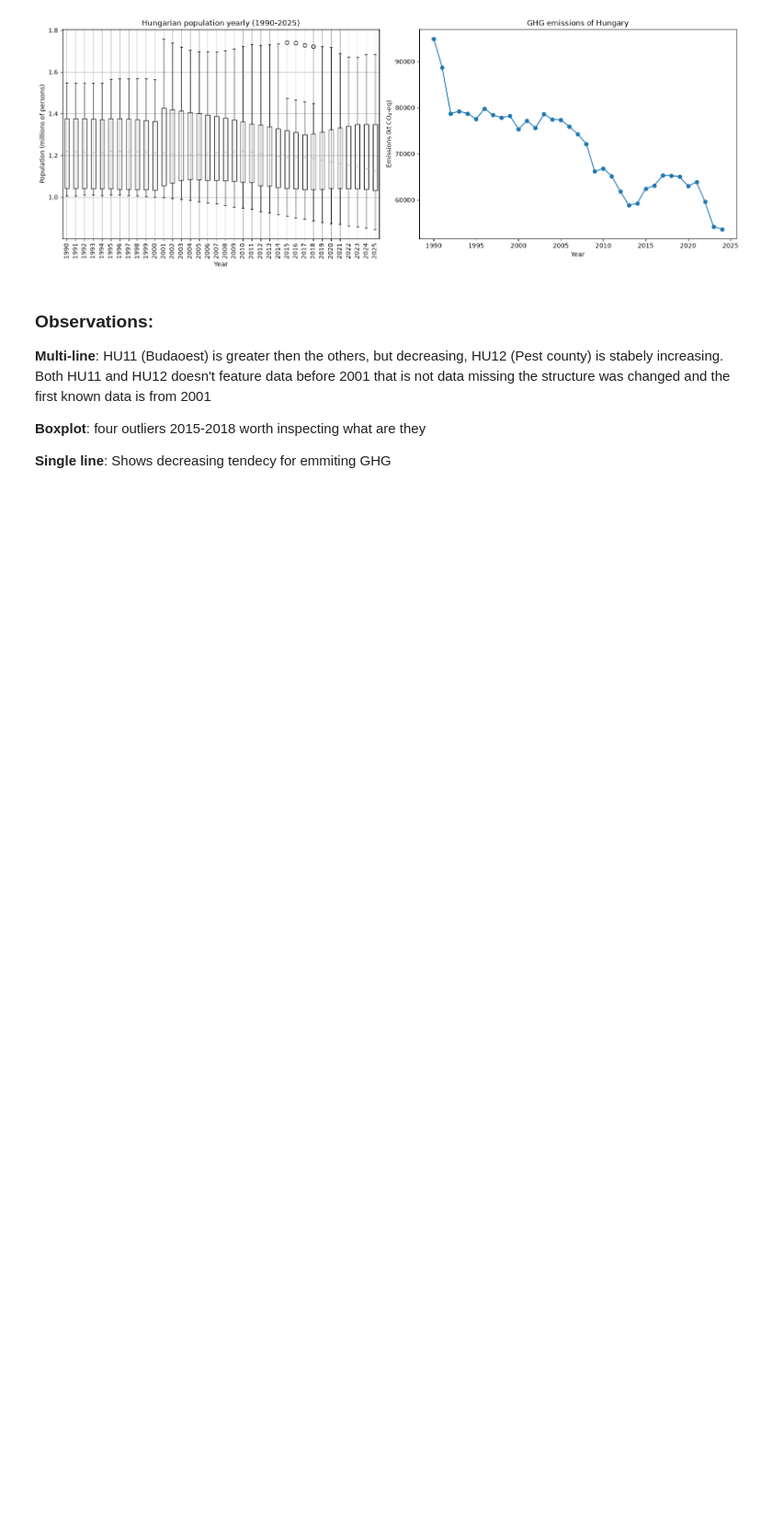
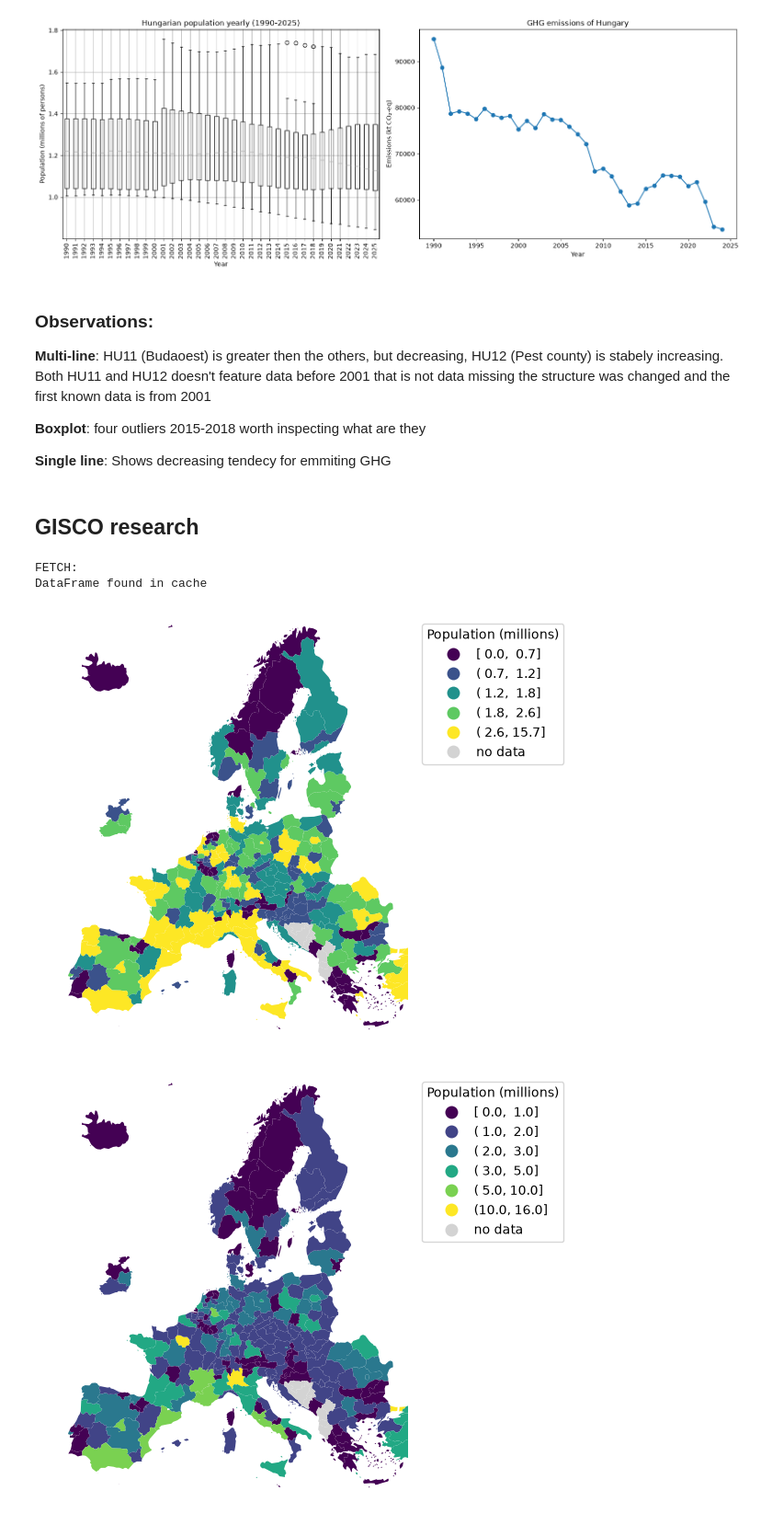
Before and after one commit to RichardPalotai/eurostat-dq, a Jupyter notebook: notebooks/01_eda.ipynb, the cells around one changed output. Shown at 92% size. Cells and saved outputs as stored; diff of their text form; code cells hidden in the pictures; blank space fills up the shorter version.

Commit message:
More research and package downloaded for charts

```diff
--- a/notebooks/01_eda.ipynb
+++ b/notebooks/01_eda.ipynb
@@ -422,3 +422,73 @@ plt.show()
 **Boxplot**: four outliers 2015-2018 worth inspecting what are they
 
 **Single line**: Shows decreasing tendecy for emmiting GHG
+# %% [markdown]
+## GISCO research
+# %%
+from eurostat_dq.ingest import fetch_dataset, fetch_dataset_json
+from eurostat_dq.clean import to_tidy, apply_slice
+from eurostat_dq.schema import Record, validate_rows
+from eurostat_dq.expectations import run_expectations
+from eurostat_dq.anomaly import zscore_flags, isolation_forest
+from eurostat_dq.config import DATASETS
+
+import geopandas as gpd
+import matplotlib.pyplot as plt
+
+url = "https://gisco-services.ec.europa.eu/distribution/v2/nuts/geojson/NUTS_RG_20M_2024_3035_LEVL_2.geojson"
+nuts = gpd.read_file(url)
+
+
+print("FETCH:")
+code, cfg = "demo_r_d2jan", DATASETS["demo_r_d2jan"]
+raw   = fetch_dataset(code, use_cache=True)
+tidy  = to_tidy(raw)
+clean = apply_slice(tidy, cfg)
+
+year_df = clean[clean["time"] == 2024]
+gdf = nuts.merge(year_df, left_on="NUTS_ID", right_on="geo", how="left")
+
+gdf["pop_m"] = gdf["value"] / 1e6
+ax = gdf.plot(
+    column="pop_m",
+    scheme="quantiles", k=5,
+    legend=True, legend_kwds={
+    "title": "Population (millions)",
+    "fmt": "{:.1f}",
+    "loc": "upper left",
+    "bbox_to_anchor": (1.02, 1),   # outside, to the right
+    "interval": True,               # "[0.5, 1.2)" style
+    },
+    cmap="viridis",
+    missing_kwds={"color": "lightgrey", "label": "no data"},
+    figsize=(12, 6),
+)
+ax.set_xlim(2.4e6, 6.0e6)
+ax.set_ylim(1.3e6, 5.5e6)
+ax.set_axis_off()                   # drop the 1e6 axis ticks — noise on a map
+
+ay = gdf.plot(
+    column="pop_m",
+    scheme="user_defined", classification_kwds={"bins": [1, 2, 3, 5, 10, 16]},
+    legend=True, legend_kwds={
+    "title": "Population (millions)",
+    "fmt": "{:.1f}",
+    "loc": "upper left",
+    "bbox_to_anchor": (1.02, 1),   # outside, to the right
+    "interval": True,               # "[0.5, 1.2)" style
+    },
+    cmap="viridis",
+    missing_kwds={"color": "lightgrey", "label": "no data"},
+    figsize=(12, 6),
+)
+ay.set_xlim(2.4e6, 6.0e6)
+ay.set_ylim(1.3e6, 5.5e6)
+ay.set_axis_off()                   # drop the 1e6 axis ticks — noise on a map
+# print(nuts.head())
+
+# print(nuts.columns)
+# %% [output]
+FETCH:
+DataFrame found in cache
+[figure, added]
+[figure, added]
```
Also changed, not shown: 1 other file.
